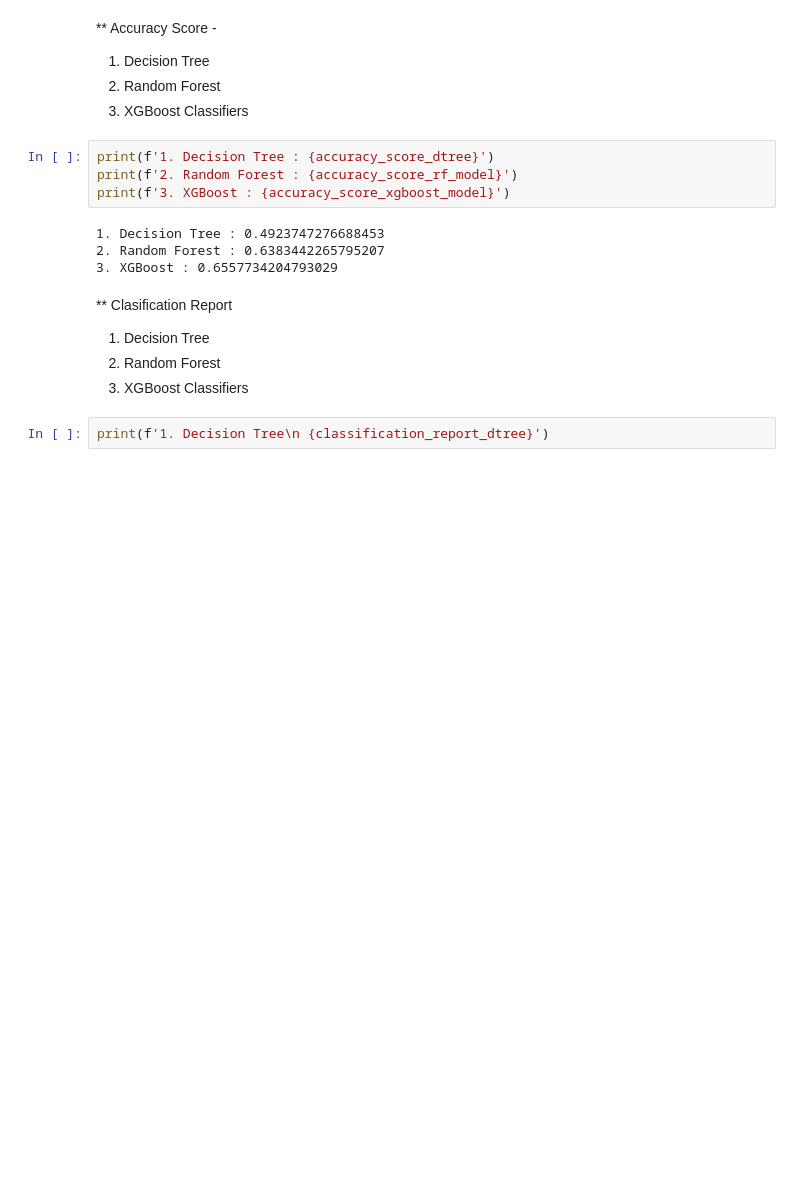
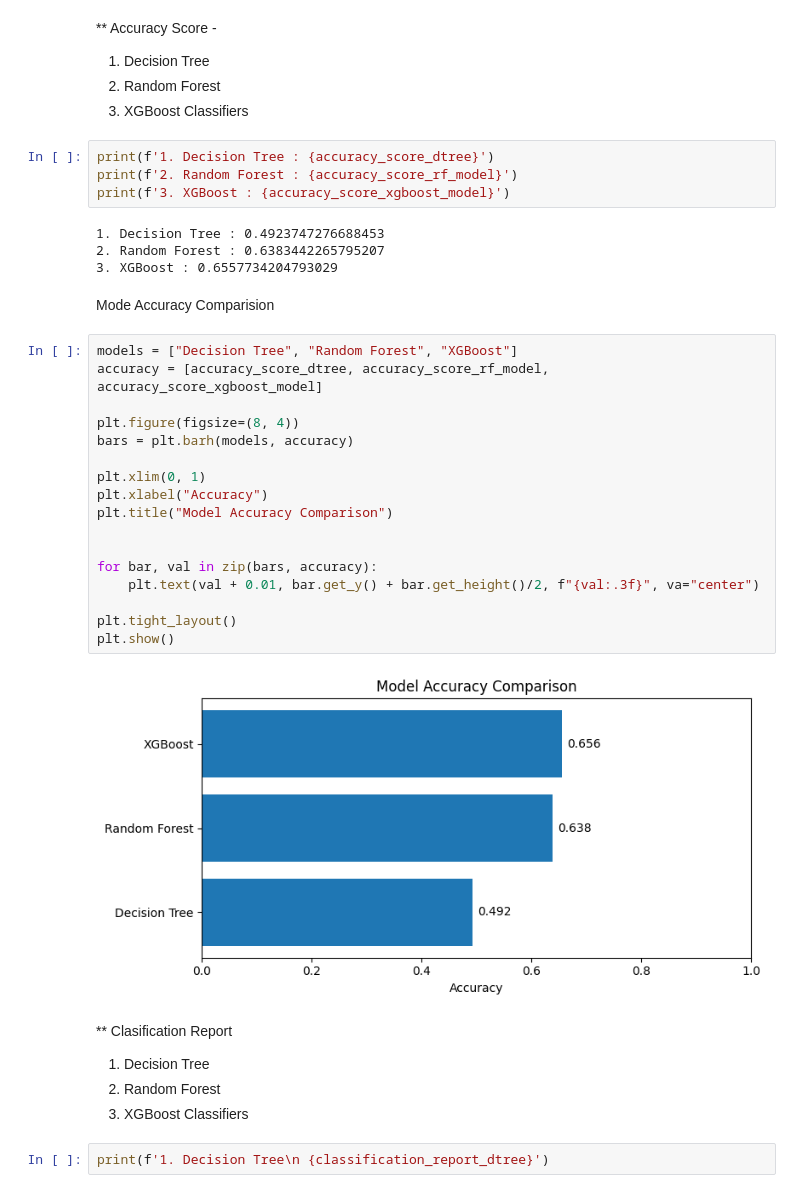
Before and after one commit to avimallik/pulse_ml_heart_disease_predictor, a Jupyter notebook: data_preprocessing.ipynb, the cells around one changed output. Saved outputs shown, nothing was run; the diff lists cells and outputs as text; blank space fills up the shorter version.

Commit message:
Added Model Performance Table and Accuracy Comparision Chart

```diff
--- a/data_preprocessing.ipynb
+++ b/data_preprocessing.ipynb
@@ -781,6 +781,27 @@ print(f'3. XGBoost : {accuracy_score_xgboost_model}')
 1. Decision Tree : 0.4923747276688453
 2. Random Forest : 0.6383442265795207
 3. XGBoost : 0.6557734204793029
+# %% [markdown]
+Mode Accuracy Comparision
+# %%
+models = ["Decision Tree", "Random Forest", "XGBoost"]
+accuracy = [accuracy_score_dtree, accuracy_score_rf_model, accuracy_score_xgboost_model]
+
+plt.figure(figsize=(8, 4))
+bars = plt.barh(models, accuracy)
+
+plt.xlim(0, 1)
+plt.xlabel("Accuracy")
+plt.title("Model Accuracy Comparison")
+
+
+for bar, val in zip(bars, accuracy):
+    plt.text(val + 0.01, bar.get_y() + bar.get_height()/2, f"{val:.3f}", va="center")
+
+plt.tight_layout()
+plt.show()
+# %% [output]
+[figure, added]
 # %% [markdown]
 ** Clasification Report
 1. Decision Tree
```
Also changed, not shown: parts of 22 cells of this notebook, 1 other file.
